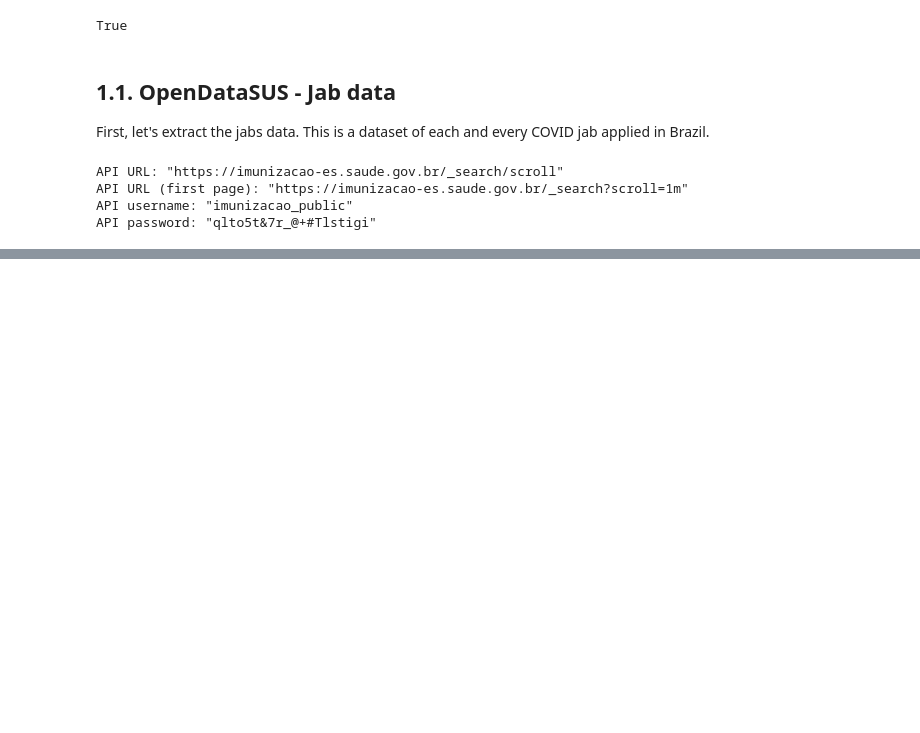
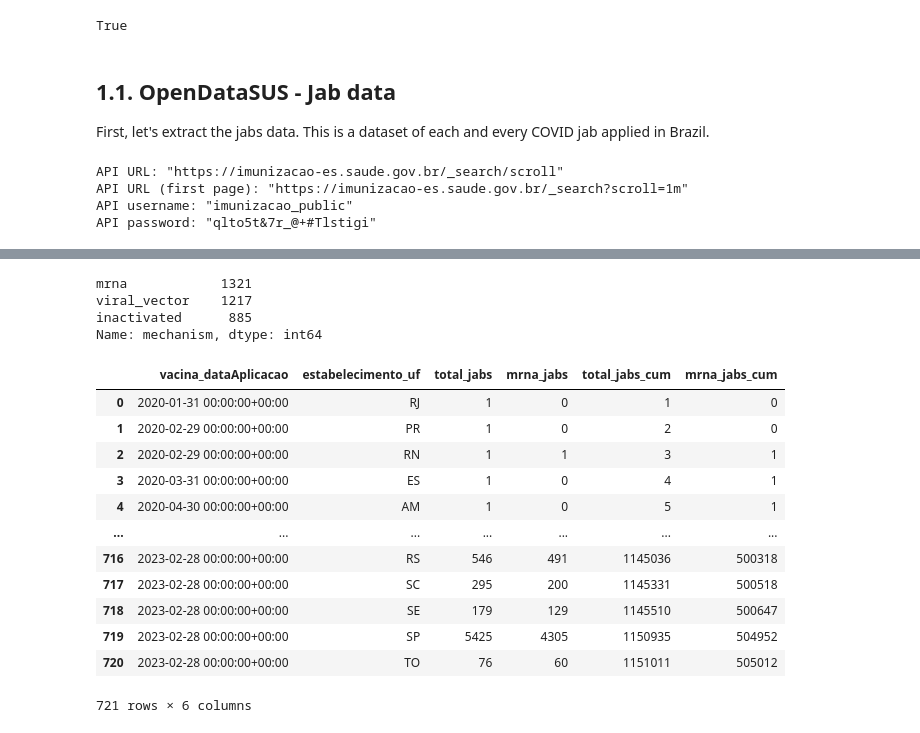
Before and after one commit to flimao/covidjab_analyses, a Jupyter notebook: covidjab_natality/notebooks/01-flimao-extract-jab-data.ipynb, the cells around one changed output, grey strips where cells are left out. Cells and saved outputs as stored; diff of their text form; code cells hidden in the pictures; blank space fills up the shorter version.

```diff
--- a/covidjab_natality/notebooks/01-flimao-extract-jab-data.ipynb
+++ b/covidjab_natality/notebooks/01-flimao-extract-jab-data.ipynb
@@ -324 +271,14 @@ jabs_by_uf_month_type = pre_df.groupby([pd.Grouper(key = 'vacina_dataAplicacao',
+# %%
+gb_uf_month_type = pre_df.groupby([
+    pd.Grouper(key = 'vacina_dataAplicacao', freq = 'M'),
+    'estabelecimento_uf',
+    'vacina_nome'
+], dropna = False)
+
+jabs_by_uf_month_type = gb_uf_month_type[['vacina_nome']].count()
+
+jabs_by_uf_month_type.rename(columns  = {'vacina_nome': 'total_jabs'}, inplace = True)
+jabs_by_uf_month_type.reset_index(inplace = True)
+
+jabs_by_uf_month_type['mechanism'] = jabs_by_uf_month_type['vacina_nome'].apply(mechanisms)
 # %%
@@ -339,0 +300,7 @@ Length: 1895, dtype: int64
+# %%
+jabs_by_uf_month_type['mechanism'].value_counts(normalize = False, dropna = False)
+# %% [output]
+mrna            1321
+viral_vector    1217
+inactivated      885
+Name: mechanism, dtype: int64
@@ -339,0 +322,16 @@ Length: 1895, dtype: int64
+# %%
+jabs_by_uf_month_mrna[jabs_by_uf_month_mrna['total_jabs'] > 0]
+# %% [output]
+|  | vacina_dataAplicacao | estabelecimento_uf | total_jabs | mrna_jabs | total_jabs_cum | mrna_jabs_cum |
+| 0 | 2020-01-31 00:00:00+00:00 | RJ | 1 | 0 | 1 | 0 |
+| 1 | 2020-02-29 00:00:00+00:00 | PR | 1 | 0 | 2 | 0 |
+| 2 | 2020-02-29 00:00:00+00:00 | RN | 1 | 1 | 3 | 1 |
+| 3 | 2020-03-31 00:00:00+00:00 | ES | 1 | 0 | 4 | 1 |
+| 4 | 2020-04-30 00:00:00+00:00 | AM | 1 | 0 | 5 | 1 |
+| ... | ... | ... | ... | ... | ... | ... |
+| 716 | 2023-02-28 00:00:00+00:00 | RS | 546 | 491 | 1145036 | 500318 |
+| 717 | 2023-02-28 00:00:00+00:00 | SC | 295 | 200 | 1145331 | 500518 |
+| 718 | 2023-02-28 00:00:00+00:00 | SE | 179 | 129 | 1145510 | 500647 |
+| 719 | 2023-02-28 00:00:00+00:00 | SP | 5425 | 4305 | 1150935 | 504952 |
+| 720 | 2023-02-28 00:00:00+00:00 | TO | 76 | 60 | 1151011 | 505012 |
+721 rows × 6 columns
```
Also changed, not shown: parts of 26 cells of this notebook.
